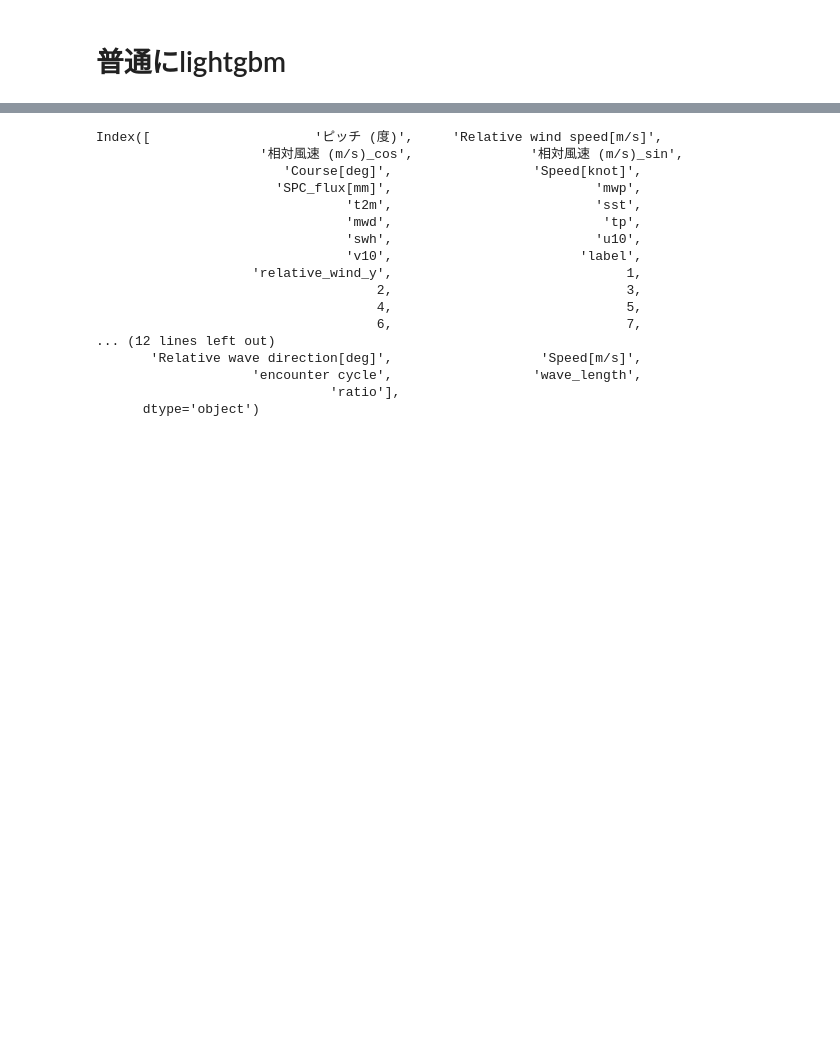
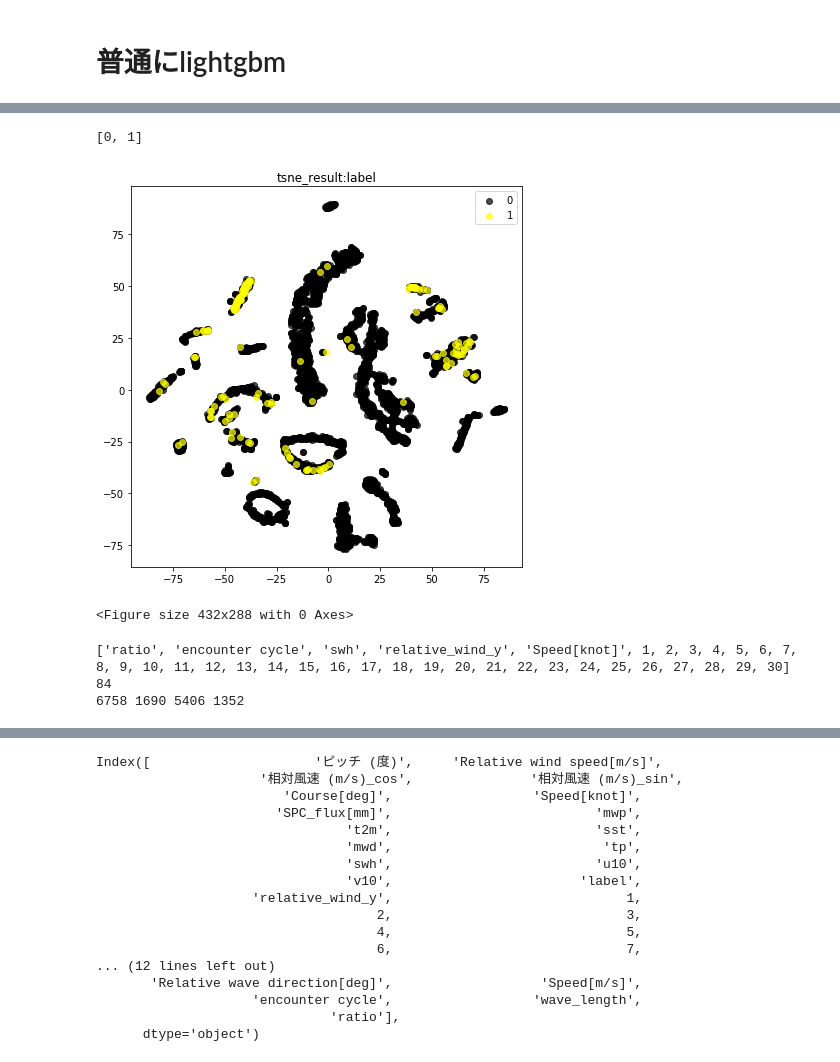
Before and after one commit to supikiti/soturon, a Jupyter notebook: modeling.ipynb, the cells around one changed output, grey strips where cells are left out. Drawn from its saved outputs; the diff is of its cells as text; code cells hidden in the pictures; blank space fills up the shorter version.

```diff
--- a/modeling.ipynb
+++ b/modeling.ipynb
@@ -66,0 +196,75 @@ print(len(df_copy), len(df_copy[df_copy['label'] != 0.0]), len(df_copy[df_copy['
+# %%
+import matplotlib.cm as cm
+
+for_label = "label"
+label = df_copy.loc[:, for_label]
+kaikyuti = [0, 1]
+color_ = ["black", "yellow"]
+print(kaikyuti)
+#kaikyuti = [-100, 0, 0.28, 10000]
+
+plt.figure(figsize=(7, 7))
+for i in range(len(kaikyuti)):
+    start = kaikyuti[i]
+    transformed_kaikyu = transformed[label==start]
+    plt.scatter(transformed_kaikyu[:, 0], transformed_kaikyu[:, 1], color=color_[i],
+                label="{}".format(start), alpha=0.7)
+plt.legend()
+plt.title("tsne_result:{}".format(for_label))
+plt.show()
+plt.savefig("tsne_result:{}".format(for_label))
+# %% [output]
+[0, 1]
+[figure, added]
+<Figure size 432x288 with 0 Axes>
+# %%
+import lightgbm as lgb
+from sklearn.metrics import roc_auc_score
+
+all_columns = list(df_copy.columns)
+all_columns.remove("label")
+all_columns.remove('SPC_flux[mm]')
+
+# 用いる特徴量
+for_modeling = ['ratio', 'encounter cycle', 'swh', 'relative_wind_y', 'Speed[knot]']
+#for_modeling = all_columns
+for_modeling.extend([i+1 for i in range(30)])
+print(for_modeling)
+X = df_copy.loc[:, for_modeling]
+X = np.array(X)
+y = np.array(df_copy['label'])
+
+from imblearn.over_sampling import SMOTE
+
+# SMOTE to balance dataset
+sm = SMOTE()
+X, y = sm.fit_sample(X, y)
+
+from datetime import datetime
+date = datetime.now()
+seed1 = date.minute + date.second + date.hour
+print(seed1)
+
+# def imbalanced_data_split(X, y, seed, test_size=0.2):
+#     sss = StratifiedShuffleSplit(n_splits=1, test_size=0.2, random_state=seed)
+#     for train_index, test_index in sss.split(X, y):
+#         X_train, X_test = X[train_index], X[test_index]
+#         y_train, y_test = y[train_index], y[test_index]
+#         return X_train, X_test, y_train, y_test
+
+def imbalanced_data_split(X, y, seed, test_size=0.2):
+    sss = StratifiedShuffleSplit(n_splits=5, test_size=0.2, random_state=seed)
+    for train_index, test_index in sss.split(X, y):
+        X_train, X_test = X[train_index], X[test_index]
+        y_train, y_test = y[train_index], y[test_index]
+        return X_train, X_test, y_train, y_test
+
+X_train, X_test, y_train, y_test = imbalanced_data_split(X, y, seed1)
+# for validation
+X_train2, X_valid, y_train2, y_valid = imbalanced_data_split(X_train, y_train, seed1, test_size=0.2)
+
+print(len(y_train), len(y_test), len(y_train2), len(y_valid))
+# %% [output]
+['ratio', 'encounter cycle', 'swh', 'relative_wind_y', 'Speed[knot]', 1, 2, 3, 4, 5, 6, 7, 8, 9, 10, 11, 12, 13, 14, 15, 16, 17, 18, 19, 20, 21, 22, 23, 24, 25, 26, 27, 28, 29, 30]
+84
+6758 1690 5406 1352
```
Also changed, not shown: parts of 30 cells of this notebook.
